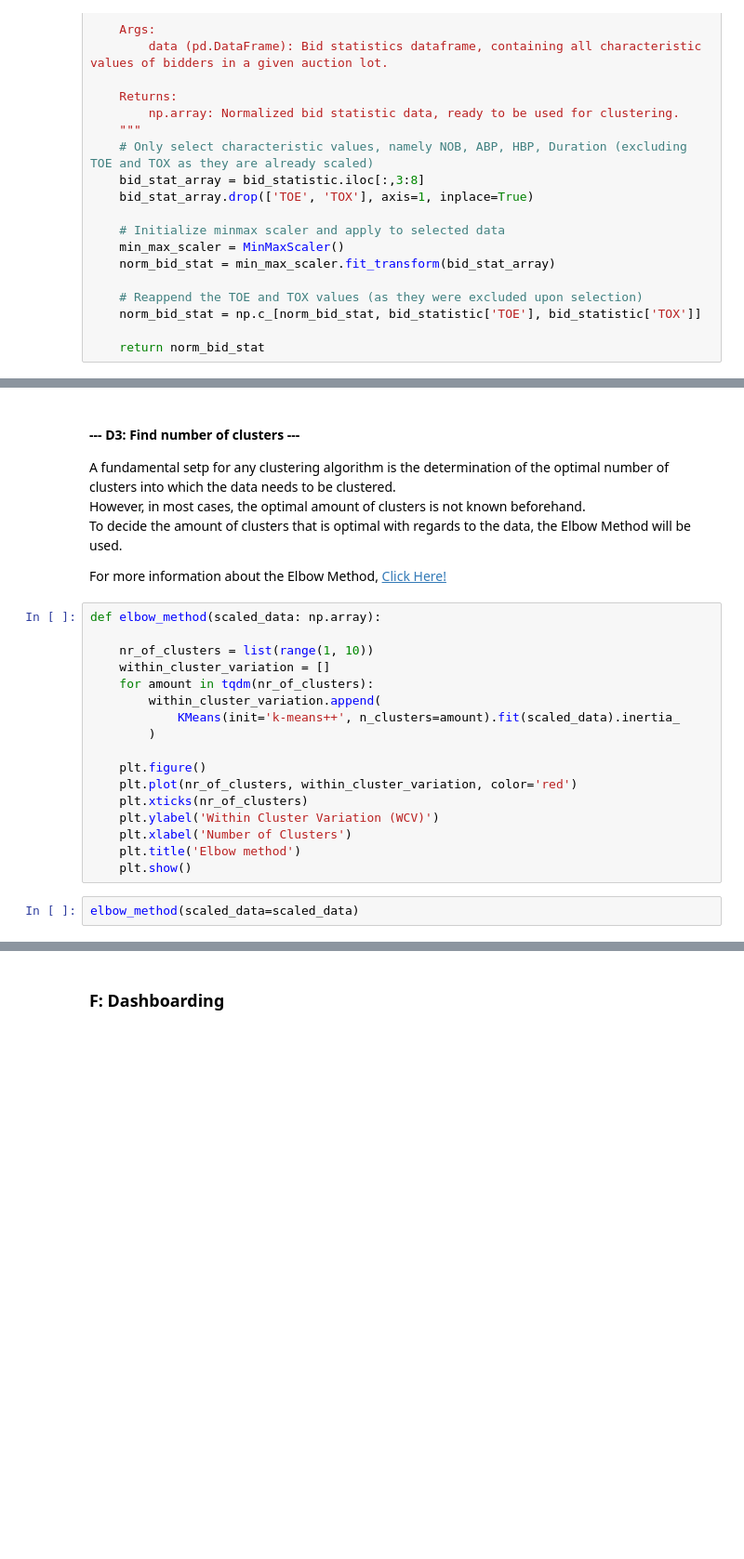
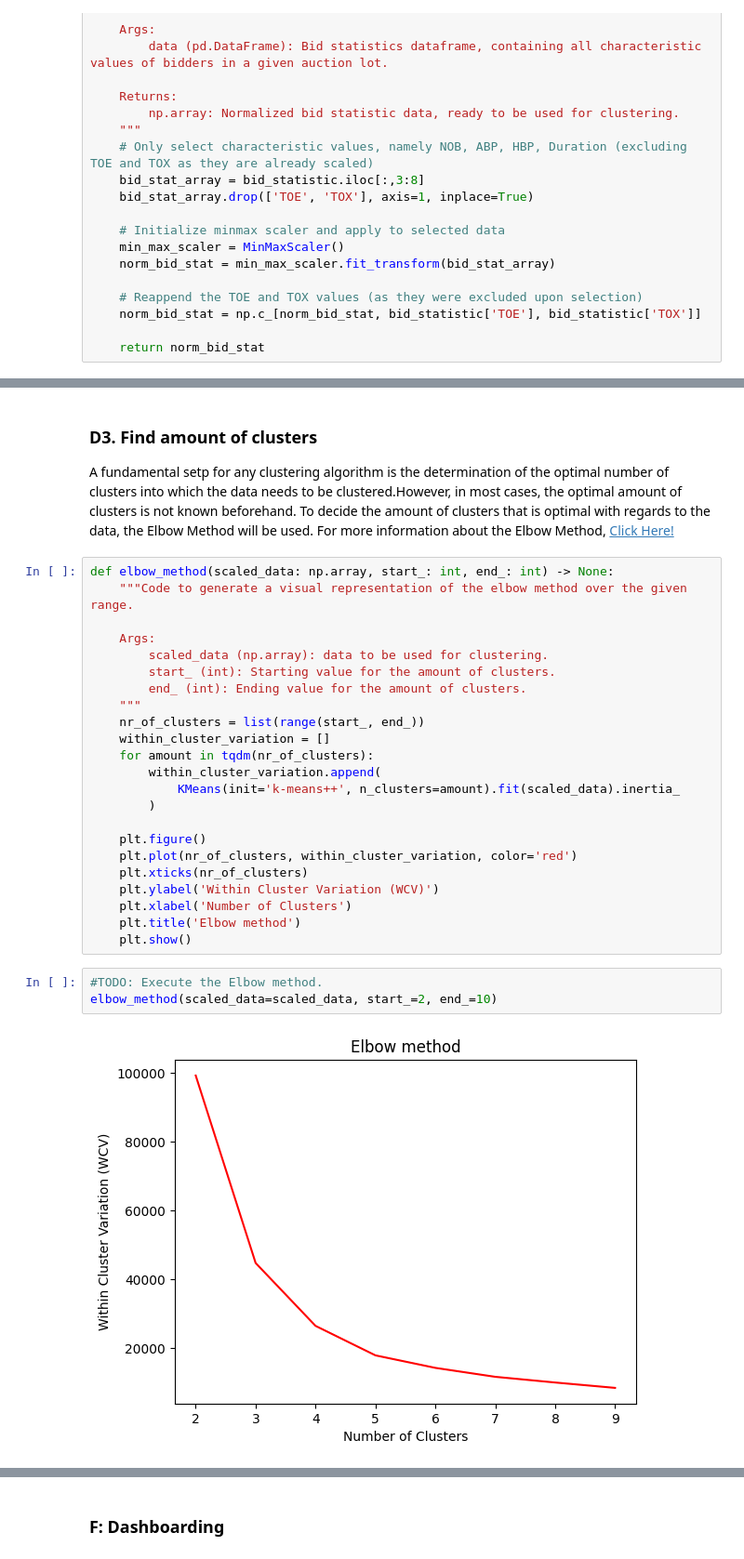
Before and after one commit to DatacationOrg/datacademy-v2, a Jupyter notebook: M10_FINAL/src/Main.ipynb, the cells around one changed output, grey strips where cells are left out. Shown at 93% size. Cells and saved outputs as stored; diff of their text form; blank space fills up the shorter version.

```diff
--- a/M10_FINAL/src/Main.ipynb
+++ b/M10_FINAL/src/Main.ipynb
@@ -751,16 +769,17 @@ scaled_data
 # %% [markdown]
-<h4> --- D3: Find number of clusters --- </h4>
-<p>
-A fundamental setp for any clustering algorithm is the determination of the optimal number of clusters into which the data needs to be clustered. <br>
-However, in most cases, the optimal amount of clusters is not known beforehand. <br>
-To decide the amount of clusters that is optimal with regards to the data, the Elbow Method will be used. <br>
-</p>
+### D3. Find amount of clusters
 
-For more information about the Elbow Method, [Click Here!](https://www.geeksforgeeks.org/elbow-method-for-optimal-value-of-k-in-kmeans/)
+A fundamental setp for any clustering algorithm is the determination of the optimal number of clusters into which the data needs to be clustered.However, in most cases, the optimal amount of clusters is not known beforehand. To decide the amount of clusters that is optimal with regards to the data, the Elbow Method will be used. For more information about the Elbow Method, [Click Here!](https://www.geeksforgeeks.org/elbow-method-for-optimal-value-of-k-in-kmeans/)
 # %%
-def elbow_method(scaled_data: np.array):
+def elbow_method(scaled_data: np.array, start_: int, end_: int) -> None:
+    """Code to generate a visual representation of the elbow method over the given range.
 
-    nr_of_clusters = list(range(1, 10))
+    Args:
+        scaled_data (np.array): data to be used for clustering.
+        start_ (int): Starting value for the amount of clusters.
+        end_ (int): Ending value for the amount of clusters.
+    """
+    nr_of_clusters = list(range(start_, end_))
     within_cluster_variation = []
     for amount in tqdm(nr_of_clusters):
         within_cluster_variation.append(
@@ -774,6 +793,9 @@ def elbow_method(scaled_data: np.array):
     plt.xlabel('Number of Clusters')
     plt.title('Elbow method')
     plt.show()
-# %%
-elbow_method(scaled_data=scaled_data)
+# %%
+#TODO: Execute the Elbow method.
+elbow_method(scaled_data=scaled_data, start_=2, end_=10)
+# %% [output]
+[figure, added]
 # %% [markdown]
```
Also changed, not shown: parts of 55 cells of this notebook.
